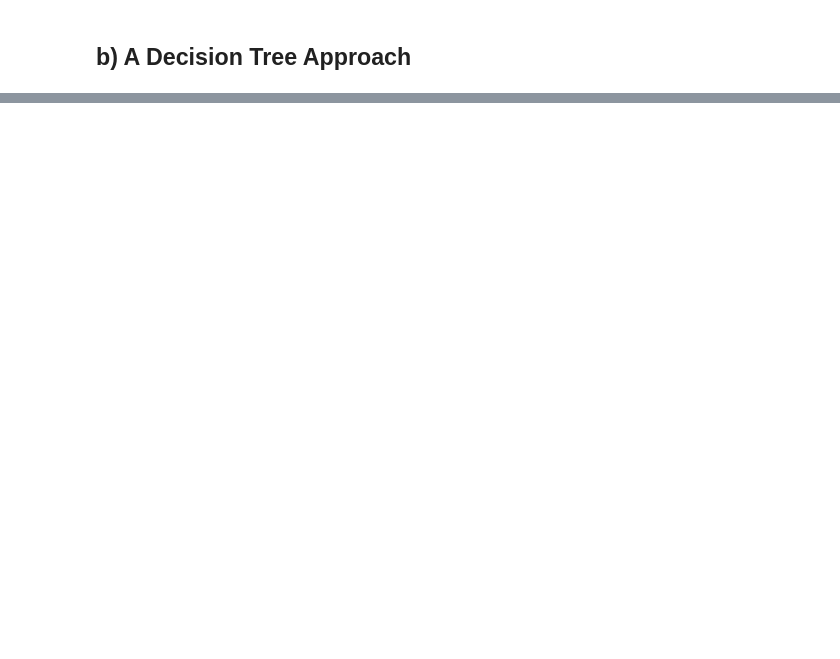
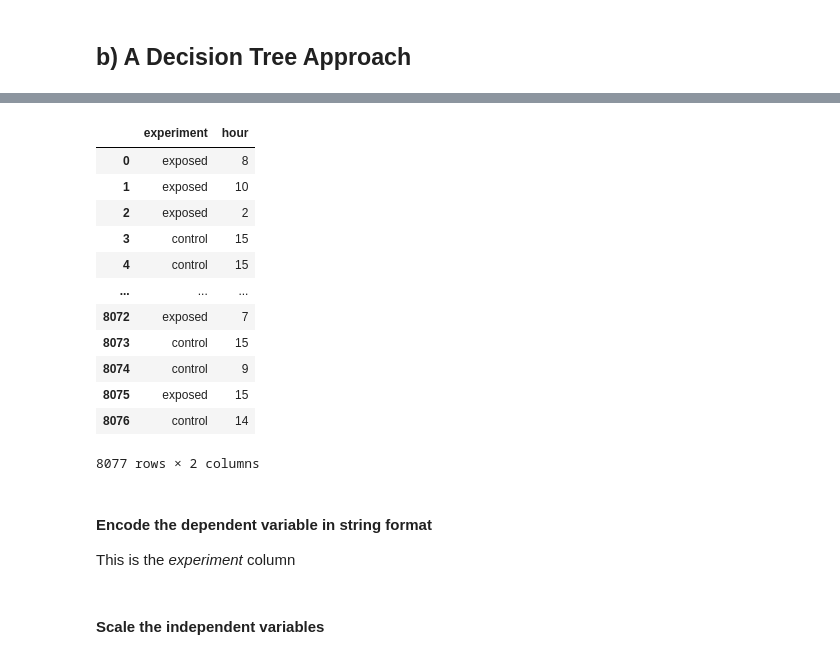
Before and after one commit to WanjohiWanjohi/A-Btesting_SmartAd, a Jupyter notebook: A_B_Testing.ipynb, the cells around one changed output, grey strips where cells are left out. Drawn from its saved outputs; the diff is of its cells as text; code cells hidden in the pictures; blank space fills up the shorter version.

```diff
--- a/A_B_Testing.ipynb
+++ b/A_B_Testing.ipynb
@@ -528,0 +611,23 @@ ValueError: Found input variables with inconsistent numbers of samples: [9, 1]
+# %%
+feature_cols = ['experiment' , 'hour']
+user_features = users[['experiment' , 'hour' , 'response' ]]
+X = user_features.iloc[:, [0, 1]]
+y = user_features.iloc[:, 2]# Target variable
+X
+# %% [output]
+|  | experiment | hour |
+| 0 | exposed | 8 |
+| 1 | exposed | 10 |
+| 2 | exposed | 2 |
+| 3 | control | 15 |
+| 4 | control | 15 |
+| ... | ... | ... |
+| 8072 | exposed | 7 |
+| 8073 | control | 15 |
+| 8074 | control | 9 |
+| 8075 | exposed | 15 |
+| 8076 | control | 14 |
+8077 rows × 2 columns
+# %% [markdown]
+#### Encode the dependent variable in string format
+This is the *experiment* column
@@ -528,0 +636,2 @@ ValueError: Found input variables with inconsistent numbers of samples: [9, 1]
+# %% [markdown]
+#### Scale the independent variables
```
Also changed, not shown: parts of 25 cells of this notebook.
